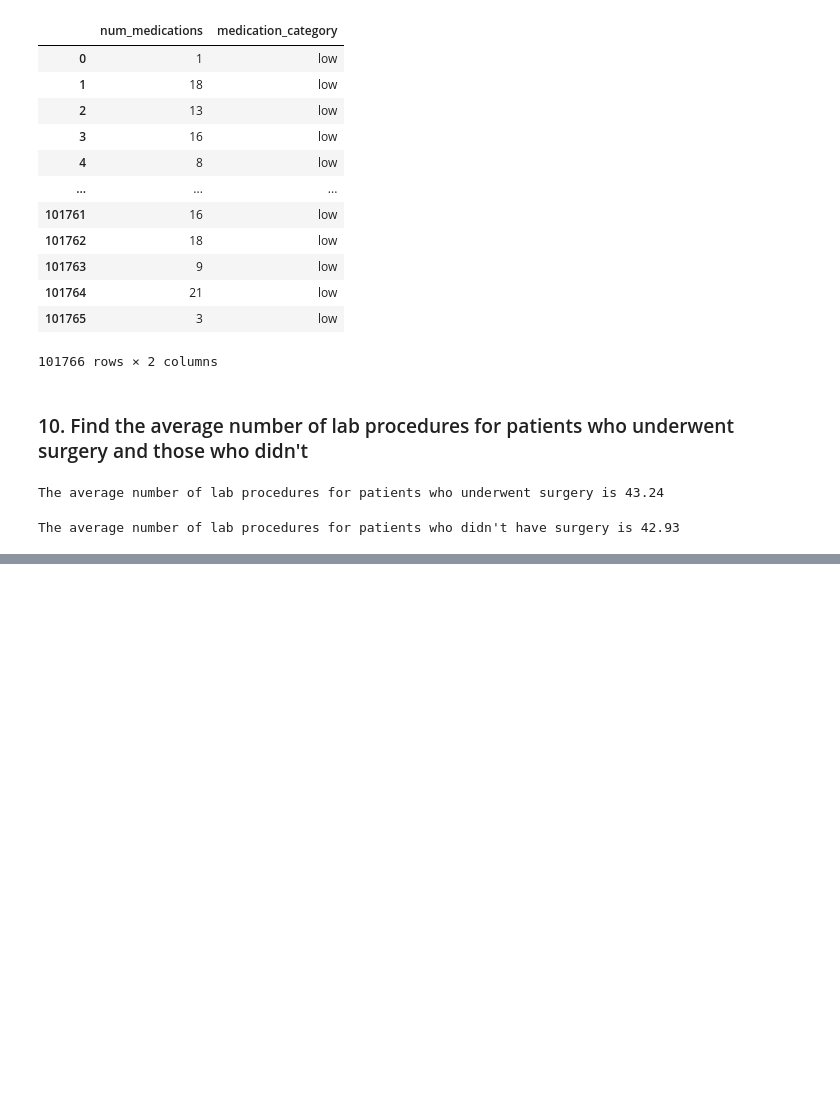
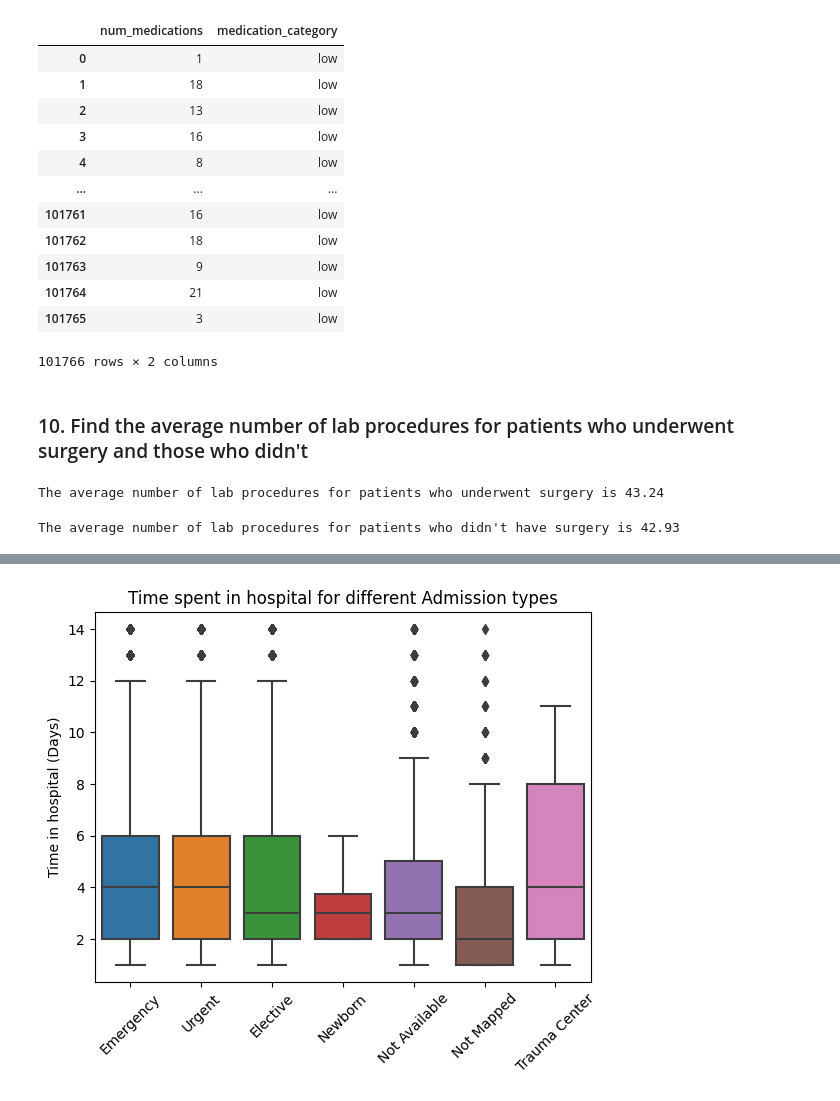
Before and after one commit to Thomas-George-T/Diabetic-Readmission-Exploration, a Jupyter notebook: Forecasting-Diabetic-Readmissions.ipynb, the cells around one changed output, grey strips where cells are left out. Saved outputs shown, nothing was run; the diff lists cells and outputs as text; code cells hidden in the pictures; blank space fills up the shorter version.

```diff
--- a/Forecasting-Diabetic-Readmissions.ipynb
+++ b/Forecasting-Diabetic-Readmissions.ipynb
@@ -128,0 +149,2 @@ dtype: int64
+# %%
+data_df = pd.merge(raw_data, ids_admit_type_id_mapping, how='left', on='admission_type_id')
@@ -240,0 +450,8 @@ The average number of lab procedures for patients who didn't have surgery is 42.
+# %%
+sns.boxplot(data_df, x='description', y='time_in_hospital')
+plt.title("Time spent in hospital for different Admission types")
+plt.ylabel("Time in hospital (Days)")
+plt.xlabel("")
+plt.xticks(rotation=45);
+# %% [output]
+[figure, added]
```
Also changed, not shown: parts of 45 cells of this notebook, 1 other file.
